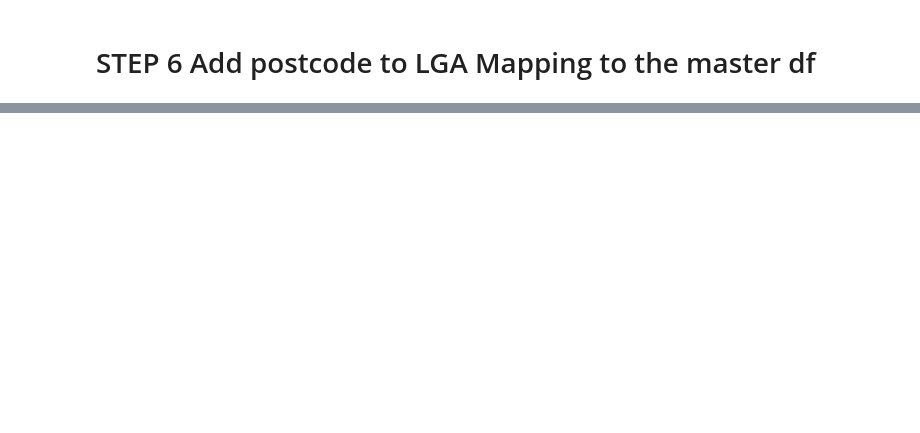
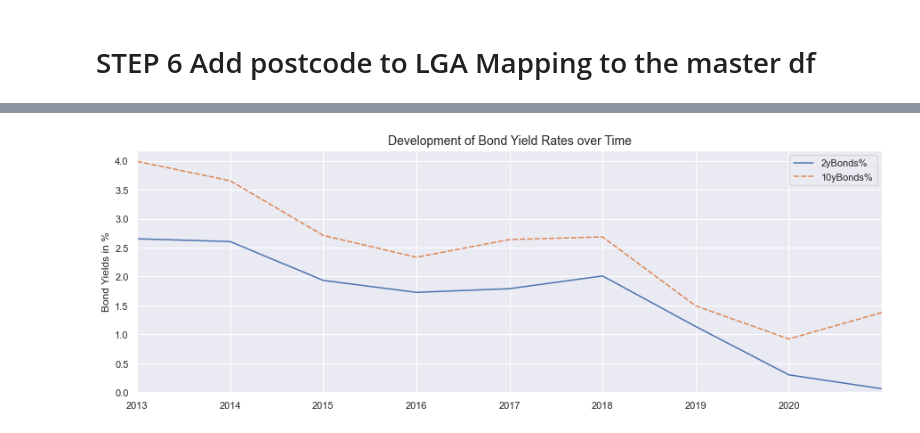
Before and after one commit to walthersy/NSW-house-price, a Jupyter notebook: Data Cleaning Process.ipynb, the cells around one changed output, grey strips where cells are left out. Saved outputs shown, nothing was run; the diff lists cells and outputs as text; code cells hidden in the pictures; blank space fills up the shorter version.

```diff
--- a/Data Cleaning Process.ipynb
+++ b/Data Cleaning Process.ipynb
@@ -659,0 +986,6 @@ lga_poa.loc[lga_poa['LGA']=='UNINCORPORATED']
+# %%
+# create new column with average rate per quarter
+
+# calculate average
+yields_quarter_rates = yields.resample('QS').mean()
+yields_quarter_rates.head()
@@ -659,0 +1000,5 @@ lga_poa.loc[lga_poa['LGA']=='UNINCORPORATED']
+# %%
+# convert year and quarter to int
+yields_quarter_rates["Year"] = yields_quarter_rates["Year"].astype(int)
+yields_quarter_rates["Quarter"] = yields_quarter_rates["Quarter"].astype(int)
+yields_quarter_rates.head()
@@ -659,0 +1013,4 @@ lga_poa.loc[lga_poa['LGA']=='UNINCORPORATED']
+# %%
+# create time period column for join
+yields_quarter_rates["time_period"] = yields_quarter_rates["Year"].map(str) + " Q" + yields_quarter_rates["Quarter"].map(str)
+yields_quarter_rates.head()
@@ -659,0 +1025,3 @@ lga_poa.loc[lga_poa['LGA']=='UNINCORPORATED']
+# %%
+yield_plot = yields_quarter_rates[['Year', '2yBonds%', '10yBonds%']].set_index('Year')
+yield_plot.head()
@@ -659,0 +1036,13 @@ lga_poa.loc[lga_poa['LGA']=='UNINCORPORATED']
+# %%
+# create line chart to show bond yields rate development
+plt.figure(figsize=(15,5))
+sns.lineplot(data=yield_plot, ci=None)
+plt.ylabel('Bond Yields in %')
+plt.xlabel(None)
+plt.title('Development of Bond Yield Rates over Time', fontsize=14)
+plt.xlim(2013, 2021)
+plt.ylim(0,)
+plt.xticks(np.arange(2013, 2021, 1), rotation=0)
+plt.yticks(np.arange(0, 4.2, 0.5));
+# %% [output]
+[figure, added]
```
Also changed, not shown: parts of 47 cells of this notebook, 2 other files.
